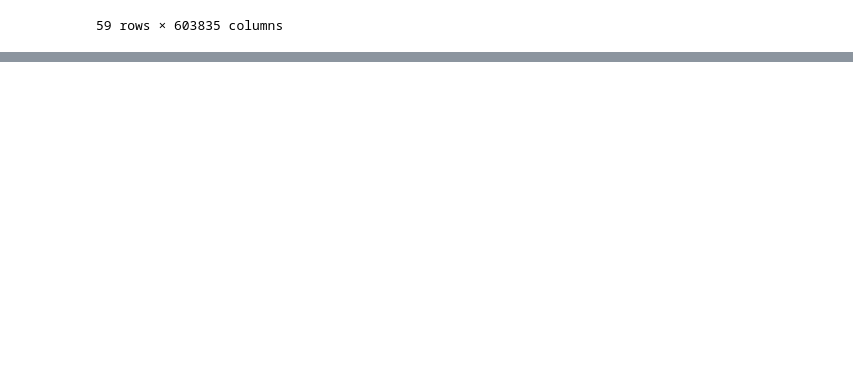
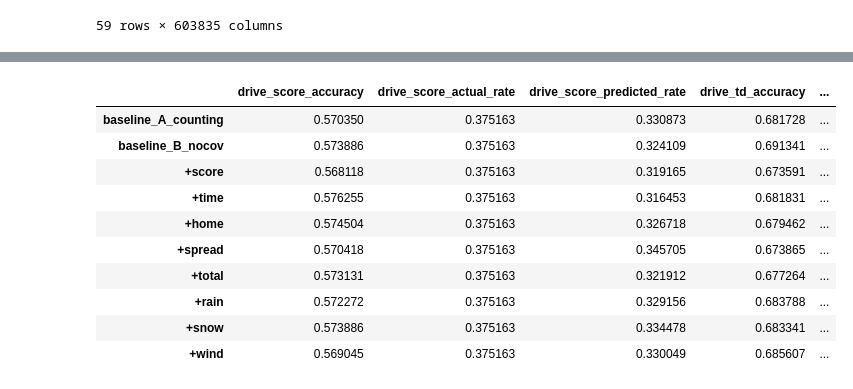
Before and after one commit to aryarksub/NFL_Markov, a Jupyter notebook: MLP_AnalysisRun.ipynb, the cells around one changed output, grey strips where cells are left out. Cells and saved outputs as stored; diff of their text form; code cells hidden in the pictures; blank space fills up the shorter version.

```diff
--- a/MLP_AnalysisRun.ipynb
+++ b/MLP_AnalysisRun.ipynb
@@ -262,0 +607,14 @@ summary
+# %%
+summary[[x for x in summary.columns if 'drive' in x]]
+# %% [output]
+|  | drive_score_accuracy | drive_score_actual_rate | drive_score_predicted_rate | drive_td_accuracy | ... |
+| baseline_A_counting | 0.570350 | 0.375163 | 0.330873 | 0.681728 | ... |
+| baseline_B_nocov | 0.573886 | 0.375163 | 0.324109 | 0.691341 | ... |
+| +score | 0.568118 | 0.375163 | 0.319165 | 0.673591 | ... |
+| +time | 0.576255 | 0.375163 | 0.316453 | 0.681831 | ... |
+| +home | 0.574504 | 0.375163 | 0.326718 | 0.679462 | ... |
+| +spread | 0.570418 | 0.375163 | 0.345705 | 0.673865 | ... |
+| +total | 0.573131 | 0.375163 | 0.321912 | 0.677264 | ... |
+| +rain | 0.572272 | 0.375163 | 0.329156 | 0.683788 | ... |
+| +snow | 0.573886 | 0.375163 | 0.334478 | 0.683341 | ... |
+| +wind | 0.569045 | 0.375163 | 0.330049 | 0.685607 | ... |
```
Also changed, not shown: parts of 6 cells of this notebook.
